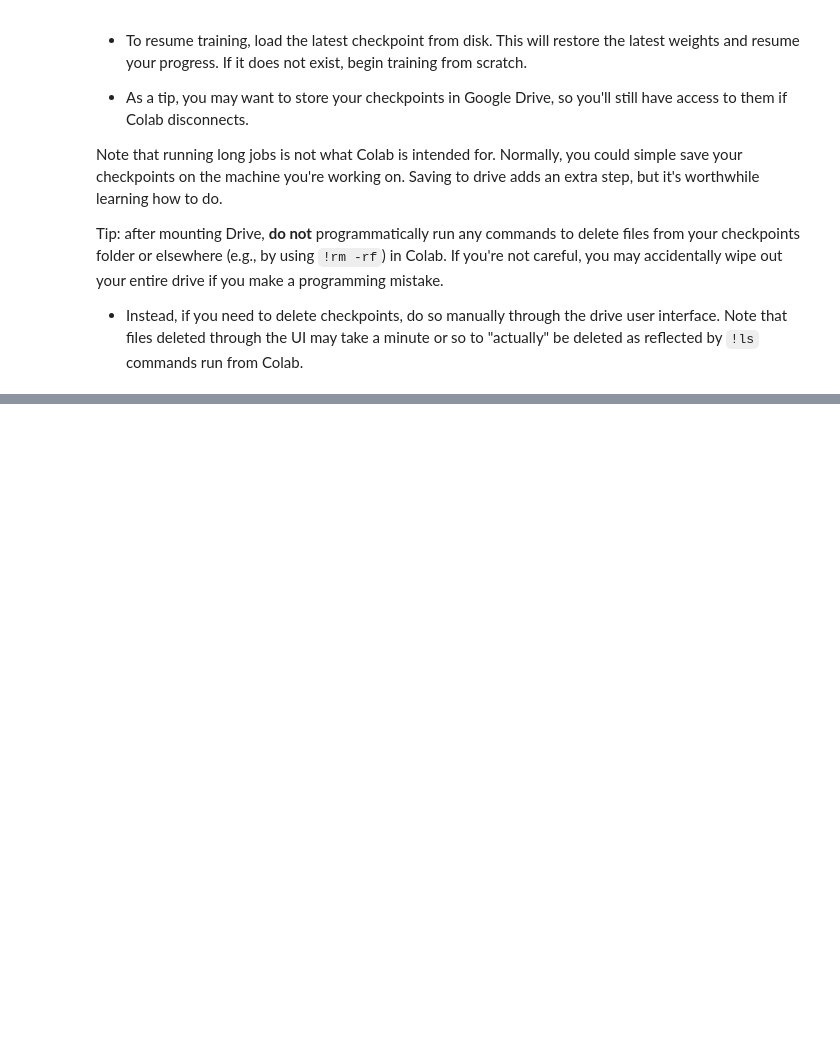
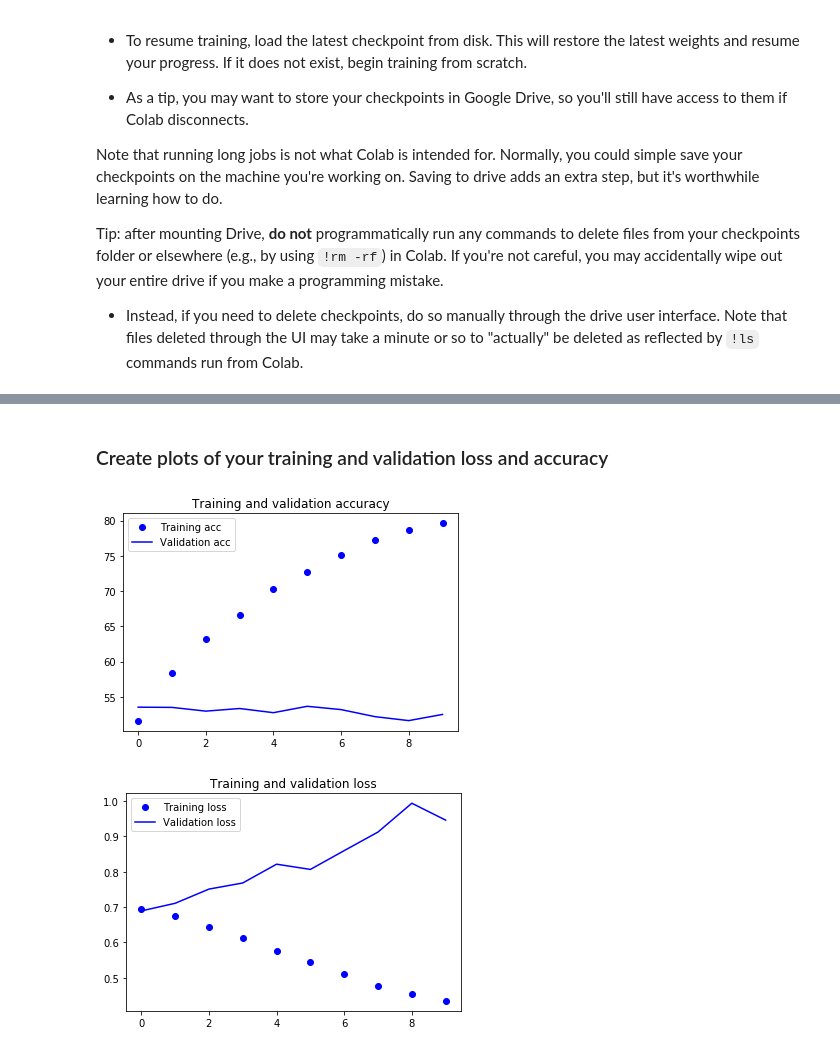
Before and after one commit to ysjbluemoon/Applied-Deep-Learning, a Jupyter notebook: Assignment 4/a4_2.ipynb, the cells around one changed output, grey strips where cells are left out. Drawn from its saved outputs; the diff is of its cells as text; code cells hidden in the pictures; blank space fills up the shorter version.

````diff
--- a/Assignment 4/a4_2.ipynb
+++ b/Assignment 4/a4_2.ipynb
@@ -628,3 +637,7 @@ Note that running long jobs is not what Colab is intended for. Normally, you cou
 Tip: after mounting Drive, **do not** programmatically run any commands to delete files from your checkpoints folder or elsewhere (e.g., by using ```!rm -rf```) in Colab. If you're not careful, you may accidentally wipe out your entire drive if you make a programming mistake.
 
 * Instead, if you need to delete checkpoints, do so manually through the drive user interface. Note that files deleted through the UI may take a minute or so to "actually" be deleted as reflected by ```!ls``` commands run from Colab.
+# %%
+# Mount drive
+drive.mount('/gdrive')
+drive_root = '/gdrive/My Drive/'
@@ -630,0 +670,8 @@ Tip: after mounting Drive, **do not** programmatically run any commands to delet
+# %%
+# Utilities to help us record metrics.
+# You should not need to modify this code
+train_loss = tf.keras.metrics.Mean(name='train_loss')
+train_accuracy = tf.keras.metrics.Mean(name='train_accuracy')
+
+val_loss = tf.keras.metrics.BinaryCrossentropy(name='val_loss')
+val_accuracy = tf.keras.metrics.BinaryAccuracy(name='val_accuracy')
@@ -630,0 +681,12 @@ Tip: after mounting Drive, **do not** programmatically run any commands to delet
+# %%
+# You should not need to modify this.
+def evaluate(max_steps=None):
+  steps = 0
+  for activation_batch, question_batch, answer_batch, path_batch in val_ds:
+    if max_steps != None and steps == max_steps:
+      break
+    predictions = model.predict(x=[activation_batch, question_batch])
+    steps += 1
+    # Record metrics after each batch
+    val_loss(answer_batch, predictions)
+    val_accuracy(answer_batch, predictions)
@@ -630,0 +770,21 @@ Tip: after mounting Drive, **do not** programmatically run any commands to delet
+# %% [markdown]
+### Create plots of your training and validation loss and accuracy
+# %%
+epochs = range(10)
+
+plt.plot(epochs, train_acc_history, 'bo', label='Training acc')
+plt.plot(epochs, val_acc_history, 'b', label='Validation acc')
+plt.title('Training and validation accuracy')
+plt.legend()
+
+plt.figure()
+
+plt.plot(epochs, train_loss_history, 'bo', label='Training loss')
+plt.plot(epochs, val_loss_history, 'b', label='Validation loss')
+plt.title('Training and validation loss')
+plt.legend()
+
+plt.show()
+# %% [output]
+[figure, added]
+[figure, added]
````
Also changed, not shown: parts of 22 cells of this notebook.
